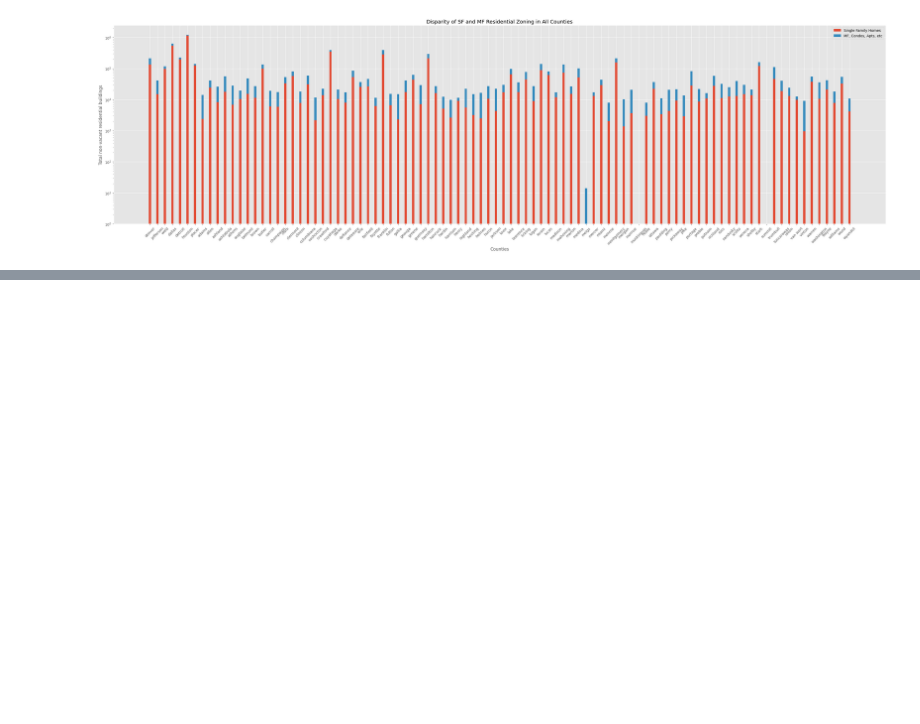
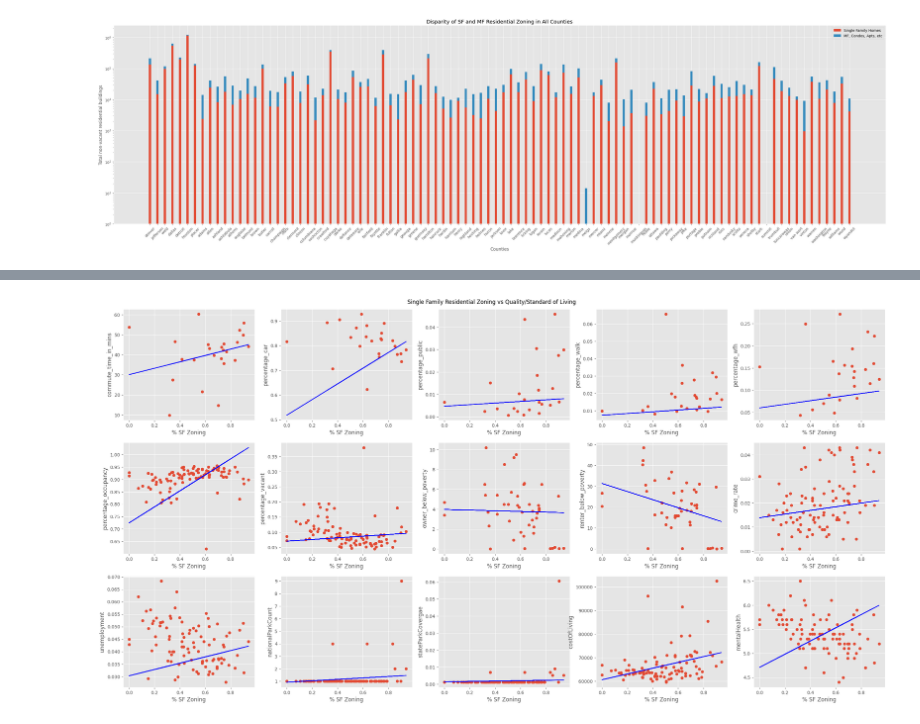
Before and after one commit to ashsProjects/Distributed_Analytics_of_US_Residential_Zoning, a Jupyter notebook: analysis.ipynb, the cells around one changed output, grey strips where cells are left out. Cells and saved outputs as stored; diff of their text form; code cells hidden in the pictures; blank space fills up the shorter version.

Commit message:
Added correlation

```diff
--- a/analysis.ipynb
+++ b/analysis.ipynb
@@ -11,6 +12,7 @@ all_residential =       [211215, 133042, 117564, 633113, 227204, 1208766, 138991
 sf_residential =        [133804, 102900, 97971, 539515, 197912, 1138210, 125824]
 multi_residential =     [77411, 30142, 19593, 93598, 29292, 70556, 13167]
 percent_residential =   [0.63349667, 0.77343997, 0.83334184, 0.85216225, 0.87107621, 0.94162973, 0.90526725]
+percent_multi =         [0.36650333, 0.22656003, 0.16665816, 0.14783775, 0.12892379, 0.05837027, 0.09473275]
 commute_time_in_mins =  [43.100, 46.60, 37.30, 46.30, 52.30, 44.2, 55.9]
 percentage_car =        [0.6235, 0.7067, 0.8203, 0.7975, 0.7642, 0.7835, 0.7354]
 percentage_public =     [0.0435, 0.0151, 0.0052, 0.0126, 0.0458, 0.0299, 0.0066]
@@ -45,6 +47,7 @@ with open('ohio\\allQualitiesPlusHealth\\part-00000', 'r') as file:
             sf_residential.append(0.00)
             multi_residential.append(0.00)
             percent_residential.append(0.00)
+            percent_multi.append(0.00)
             commute_time_in_mins.append(0.00)
             percentage_car.append(0.00)
             percentage_public.append(0.00)
@@ -132,16 +135,18 @@ with open('ohio\\relevantResidentialByCounty\\part-00000', 'r') as file:
                 residential_count = int(re.sub(r'[^\d.:]', '', list(filter(filterSF, line.split('[')[1].split(', ')))[0]).split(':')[1])
                 total_count = all_residential[i]
                 multiple_count = total_count - residential_count
-                percentage = residential_count / total_count
+                r_percentage = residential_count / total_count
+                m_percentage = multiple_count / total_count
 
                 sf_residential[i] = residential_count
                 multi_residential[i] = multiple_count
-                percent_residential[i] = percentage
+                percent_residential[i] = r_percentage
+                percent_multi[i] = m_percentage
 # %%
 #to ndarray and transpose
-all_values = np.array([county, state, all_residential, sf_residential, multi_residential, percent_residential, commute_time_in_mins, percentage_car, percentage_public, percentage_walk, percentage_wfh, percentage_occupancy, percentage_vacant, owner_below_poverty, renter_below_poverty, crime_rate, unemployment, nationalParkCount, stateParkCovergae, costOfLiving, mentalHealth]).T
-headers = 'county', 'state', 'all_residential', 'sf_residential', 'multi_residential', 'percent_residential', 'commute_time_in_mins', 'percentage_car', 'percentage_public', 'percentage_walk', 'percentage_wfh', 'percentage_occupancy', 'percentage_vacant', 'owner_below_poverty', 'renter_below_poverty', 'crime_rate', 'unemployment', 'nationalParkCount', 'stateParkCovergae', 'costOfLiving', 'mentalHealth'
-df = pd.DataFrame(all_values, columns=headers)
+all_values = np.array([county, state, all_residential, sf_residential, multi_residential, percent_residential, percent_multi, commute_time_in_mins, percentage_car, percentage_public, percentage_walk, percentage_wfh, percentage_occupancy, percentage_vacant, owner_below_poverty, renter_below_poverty, crime_rate, unemployment, nationalParkCount, stateParkCovergae, costOfLiving, mentalHealth])
+headers = ['county', 'state', 'all_residential', 'sf_residential', 'multi_residential', 'percent_residential', 'percent_multi', 'commute_time_in_mins', 'percentage_car', 'percentage_public', 'percentage_walk', 'percentage_wfh', 'percentage_occupancy', 'percentage_vacant', 'owner_below_poverty', 'renter_below_poverty', 'crime_rate', 'unemployment', 'nationalParkCount', 'stateParkCovergae', 'costOfLiving', 'mentalHealth']
+df = pd.DataFrame(all_values.T, columns=headers)
 df.to_csv('./allStats.csv', index=False)
 # %% [markdown]
 <hr>
@@ -162,0 +197,26 @@ plt.subplots_adjust(left=0.0, right=1.0)
+# %%
+#finding correlation between percentage of single family residential and features
+plt.figure(figsize=(30, 15))
+for i in range(7, 22):
+    plt.subplot(3, 5, i-6)
+
+    if i == 16:
+        x = all_values[5].astype('float64')
+        y = [int(val.split('/')[0]) / int(val.split('/')[1]) for val in all_values[i]]
+        plt.scatter(x, y)
+    else:
+        mask = (all_values[i].astype('float64') == 0)
+        x = all_values[5][~mask].astype('float64')
+        y = all_values[i][~mask].astype('float64')
+        plt.scatter(x, y)
+
+    sgd_reg = SGDRegressor(max_iter=2000, tol=1e-3)
+    sgd_reg.fit(x.reshape(-1, 1), y)
+    y_pred = sgd_reg.predict(x.reshape(-1, 1))
+    plt.plot(x, y_pred, color='blue')
+
+    plt.xlabel('% SF Zoning')
+    plt.ylabel(headers[i])
+    plt.suptitle('Single Family Residential Zoning vs Quality/Standard of Living', y=0.9)
+# %% [output]
+[figure, added]
```
Also changed, not shown: parts of 5 cells of this notebook.
